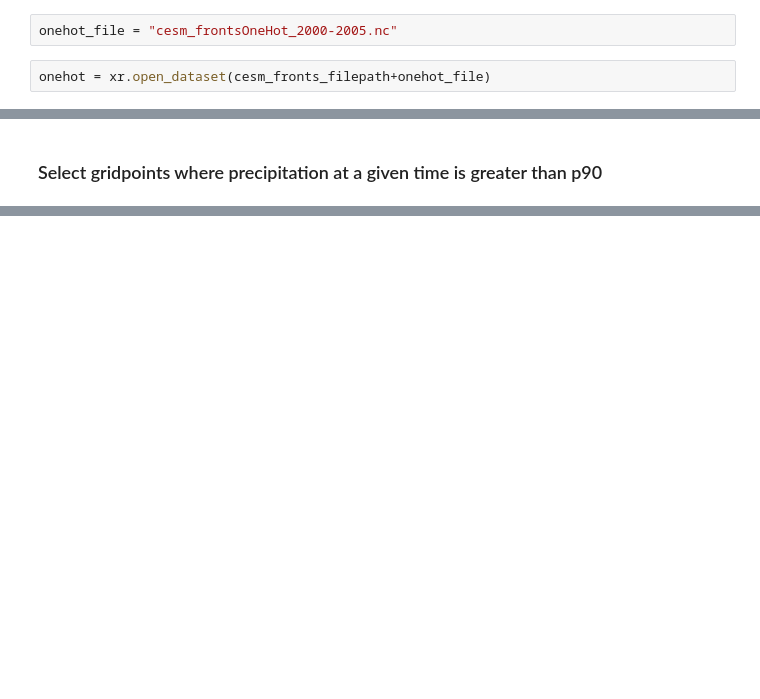
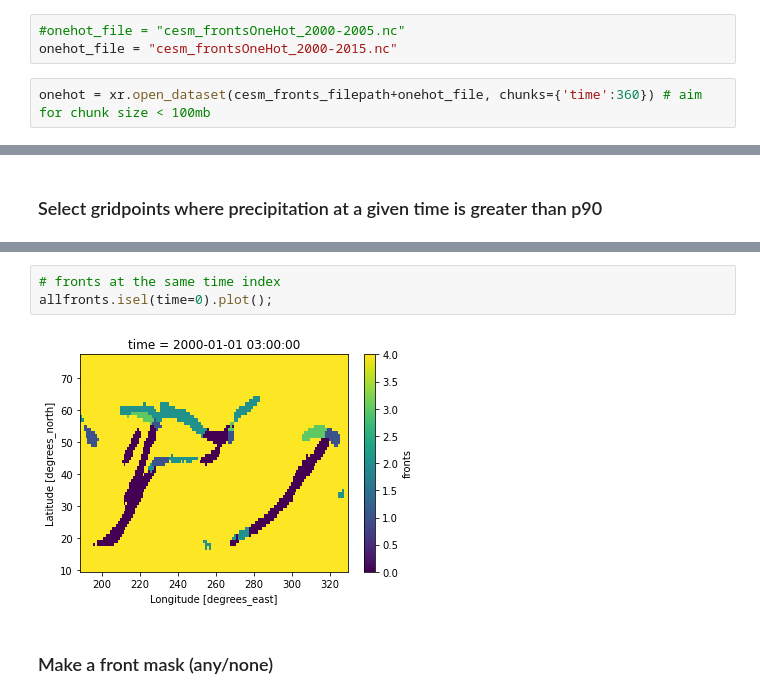
Before and after one commit to katiedagon/ML-extremes, a Jupyter notebook: notebooks/FrontsAnalysis_PEx.ipynb, the cells around one changed output, grey strips where cells are left out. Saved outputs shown, nothing was run; the diff lists cells and outputs as text; blank space fills up the shorter version.

```diff
--- a/notebooks/FrontsAnalysis_PEx.ipynb
+++ b/notebooks/FrontsAnalysis_PEx.ipynb
@@ -12,6 +94,7 @@ cesm_fronts_filepath = "/glade/work/kdagon/FrontDetector/CESMOutputs/"
 # %%
-onehot_file = "cesm_frontsOneHot_2000-2005.nc"
+#onehot_file = "cesm_frontsOneHot_2000-2005.nc"
+onehot_file = "cesm_frontsOneHot_2000-2015.nc"
 # %%
-onehot = xr.open_dataset(cesm_fronts_filepath+onehot_file)
+onehot = xr.open_dataset(cesm_fronts_filepath+onehot_file, chunks={'time':360}) # aim for chunk size < 100mb
 # %%
 fronts = onehot.fronts
@@ -170,0 +470,7 @@ PEx.isel(time=0).plot()
+# %%
+# fronts at the same time index
+allfronts.isel(time=0).plot();
+# %% [output]
+[figure, added]
+# %% [markdown]
+### Make a front mask (any/none)
```
Also changed, not shown: parts of 68 cells of this notebook, 3 other files.
